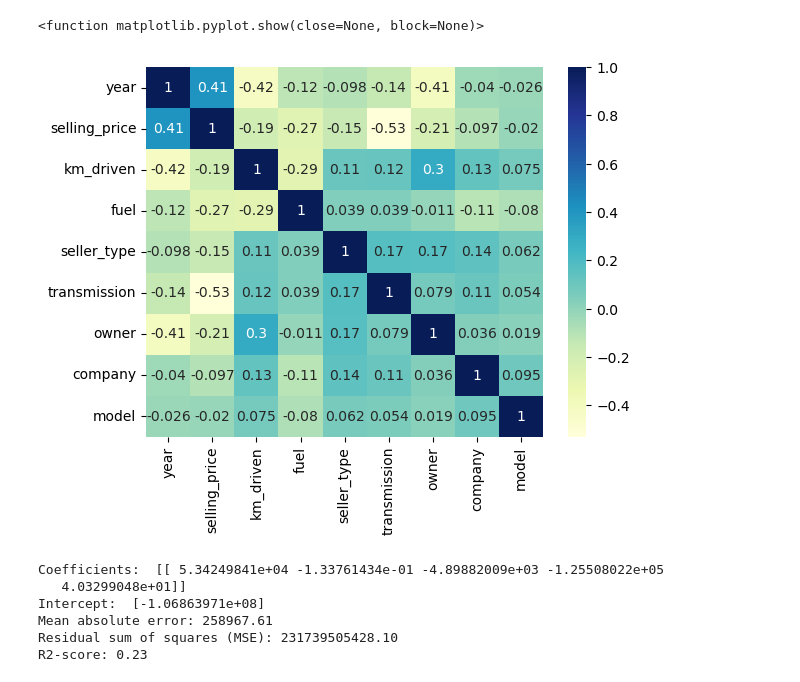
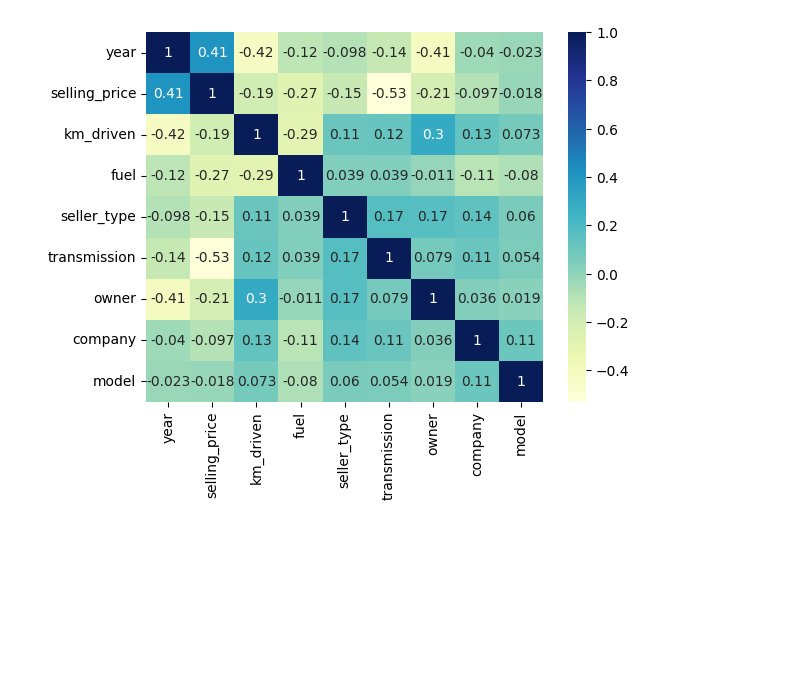
Before and after one commit to adrijmz/notebooks, a Jupyter notebook: car-dekho/car_dekho.ipynb, the cells around one changed output. Saved outputs shown, nothing was run; the diff lists cells and outputs as text; code cells hidden in the pictures; blank space fills up the shorter version.

```diff
--- a/car-dekho/car_dekho.ipynb
+++ b/car-dekho/car_dekho.ipynb
@@ -19,24 +38,16 @@ df.head()
 # %%
-enc = LabelEncoder()
+enc.fit(df2['company'])
+df2['company'] = enc.transform(df2['company'])
+enc.fit(df2['model'])
+df2['model'] = enc.transform(df2['model'])
+enc.fit(df2['seller_type'])
+df2['seller_type'] = enc.transform(df2['seller_type'])
+enc.fit(df2['owner'])
+df2['owner'] = enc.transform(df2['owner'])
+enc.fit(df2['fuel'])
+df2['fuel'] = enc.transform(df2['fuel'])
+enc.fit(df2['transmission'])
+df2['transmission'] = enc.transform(df2['transmission'])
 
-#split name into company and model
-df['company'] = df['name'].apply(lambda x: x.split(' ')[0])
-df['model'] = df['name'].apply(lambda x: x.split(' ')[1])
-df2 = df.drop(['name'], axis=1)
-
-enc.fit(df['company'])
-df['company'] = enc.transform(df['company'])
-enc.fit(df['model'])
-df['model'] = enc.transform(df['model'])
-enc.fit(df['seller_type'])
-df['seller_type'] = enc.transform(df['seller_type'])
-enc.fit(df['owner'])
-df['owner'] = enc.transform(df['owner'])
-enc.fit(df['fuel'])
-df['fuel'] = enc.transform(df['fuel'])
-enc.fit(df['transmission'])
-df['transmission'] = enc.transform(df['transmission'])
-
-cdf = df[['year', 'selling_price', 'km_driven','company','seller_type','model']]
-cdf.head(9)
+df2.head()
 # %% [output]
@@ -60,38 +67,5 @@ plt.show()
 # %%
-sns.heatmap(df.corr(),annot = True, cmap="YlGnBu")
-plt.show
+sns.heatmap(df2.corr(),annot = True, cmap="YlGnBu")
+plt.show()
 # %% [output]
-<function matplotlib.pyplot.show(close=None, block=None)>
-[figure, old version]
+[figure, new version]
-# %%
-from sklearn import linear_model
-from sklearn.metrics import r2_score
-
-X = np.asanyarray(cdf[['year','km_driven', 'company', 'seller_type','model']])
-Y = np.asanyarray(cdf[['selling_price']])
-
-r2 = -1
-
-while r2 < 0.23:
-    random_st = np.random.randint(0, 100)
-    train_x, test_x, train_y, test_y = train_test_split(X, Y, test_size=0.2, random_state=random_st)
-    regr = linear_model.LinearRegression()
-
-    regr.fit (train_x, train_y)
-
-    test_y_ = regr.predict(test_x)
-    r2 = r2_score(test_y,test_y_)
-
-print ('Coefficients: ', regr.coef_)
-print ('Intercept: ',regr.intercept_)
-
-print("Mean absolute error: %.2f" % np.mean(np.absolute(test_y_ - test_y)))
-print("Residual sum of squares (MSE): %.2f" % np.mean((test_y_ - test_y) ** 2))
-print("R2-score: %.2f" % r2 )
-# %% [output]
-Coefficients:  [[ 5.34249841e+04 -1.33761434e-01 -4.89882009e+03 -1.25508022e+05
-   4.03299048e+01]]
-Intercept:  [-1.06863971e+08]
-Mean absolute error: 258967.61
-Residual sum of squares (MSE): 231739505428.10
-R2-score: 0.23
```
Also changed, not shown: parts of 10 cells of this notebook.
